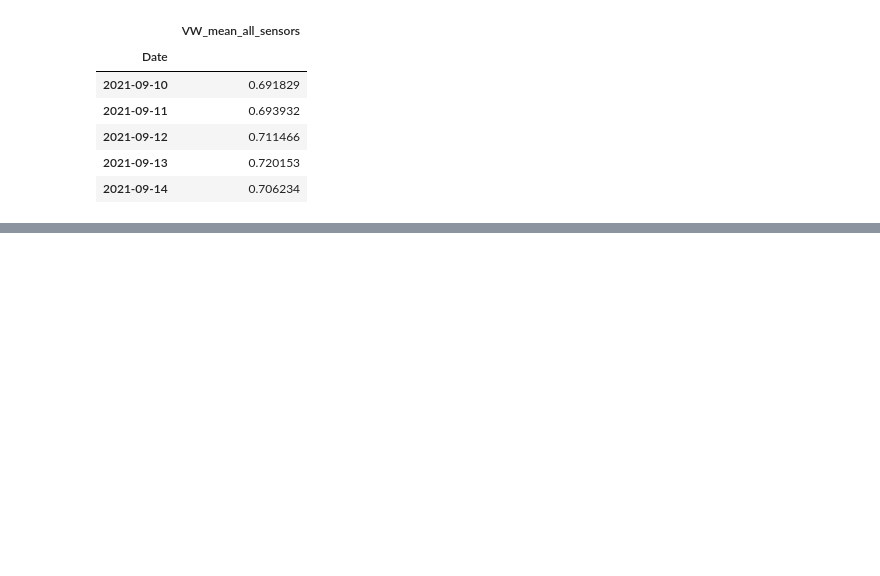
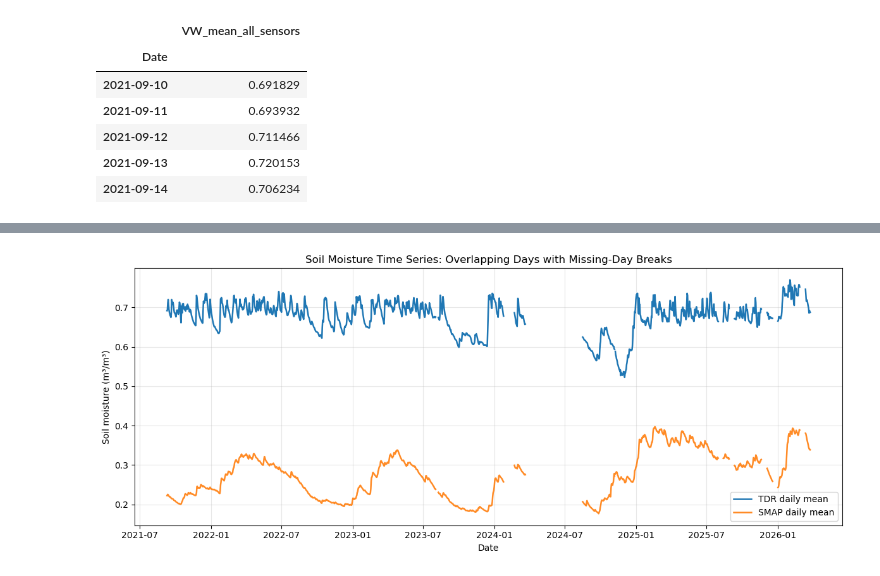
Before and after one commit to eemahon/bachelorThesis_paramos, a Jupyter notebook: results_sm.ipynb, the cells around one changed output, grey strips where cells are left out. Saved outputs shown, nothing was run; the diff lists cells and outputs as text; code cells hidden in the pictures; blank space fills up the shorter version.

Commit message:
Cleaned up the CSVs and removed the oulier of -184 on 2024.11.07 Also started the SMAP and TDR comparison with removed missing days. Added Z score line graph

```diff
--- a/results_sm.ipynb
+++ b/results_sm.ipynb
@@ -374,0 +333,97 @@ Figure saved to resultados/outlier_detection_TDR_SMAP.png
+# %%
+import pandas as pd
+import numpy as np
+import matplotlib.pyplot as plt
+
+# Overlap-only analysis: keep only dates present in both datasets
+tdr_clean_path = r"resultados\TDR_ladera_zhurucay_daily_mean_all_sensors_clean.csv"
+smap_path = r"TDR_data\SMAP_RZ_clean.csv"
+
+tdr = pd.read_csv(tdr_clean_path, parse_dates=["Date"])
+tdr["Date"] = pd.to_datetime(tdr["Date"]).dt.normalize()
+tdr = tdr[["Date", "VW_mean_all_sensors"]].rename(columns={"VW_mean_all_sensors": "tdr_soil_moisture"})
+
+smap = pd.read_csv(smap_path, parse_dates=["datetime"])
+smap["Date"] = pd.to_datetime(smap["datetime"]).dt.normalize()
+smap_daily = smap.groupby("Date", as_index=False)["soil_moisture"].mean()
+smap_daily = smap_daily.rename(columns={"soil_moisture": "smap_soil_moisture"})
+
+# Inner join = overlapping days only
+overlap = pd.merge(tdr, smap_daily, on="Date", how="inner").sort_values("Date")
+
+# Keep only physically plausible values for both sensors
+overlap = overlap[
+    overlap["tdr_soil_moisture"].between(0, 1)
+    & overlap["smap_soil_moisture"].between(0, 1)
+]
+
+# Metrics on overlapping days
+r_overlap = overlap["tdr_soil_moisture"].corr(overlap["smap_soil_moisture"])
+rmse_overlap = np.sqrt(np.mean((overlap["smap_soil_moisture"] - overlap["tdr_soil_moisture"]) ** 2))
+bias_overlap = np.mean(overlap["smap_soil_moisture"] - overlap["tdr_soil_moisture"])
+
+print("Overlap-only SMAP vs TDR")
+print(f"Days used: {len(overlap)}")
+print(f"Correlation (R): {r_overlap:.4f}")
+print(f"RMSE: {rmse_overlap:.4f}")
+print(f"Bias (SMAP - TDR): {bias_overlap:.4f}")
+
+overlap_out = r"resultados\comparison_smap_vs_tdr_overlap_only.csv"
+overlap.to_csv(overlap_out, index=False)
+print(f"Saved overlap-only table to: {overlap_out}")
+
+# Build full timeline over overlap period so missing days are shown as breaks
+overlap_start = overlap["Date"].min()
+overlap_end = overlap["Date"].max()
+overlap_timeline = pd.date_range(overlap_start, overlap_end, freq="D")
+
+tdr_overlap_plot = overlap.set_index("Date").reindex(overlap_timeline)["tdr_soil_moisture"]
+smap_overlap_plot = overlap.set_index("Date").reindex(overlap_timeline)["smap_soil_moisture"]
+
+print(f"Missing days shown as breaks (within overlap period): {tdr_overlap_plot.isna().sum()}")
+
+# Time series for overlap-only days with breaks for missing dates
+plt.figure(figsize=(12, 5))
+plt.plot(overlap_timeline, tdr_overlap_plot, label="TDR daily mean", linewidth=1.8)
+plt.plot(overlap_timeline, smap_overlap_plot, label="SMAP daily mean", linewidth=1.8, alpha=0.9)
+plt.title("Soil Moisture Time Series: Overlapping Days with Missing-Day Breaks")
+plt.xlabel("Date")
+plt.ylabel("Soil moisture (m³/m³)")
+plt.legend()
+plt.grid(alpha=0.3)
+plt.tight_layout()
+plt.show()
+
+# Scatter plot with 1:1 line
+plt.figure(figsize=(6.5, 6))
+plt.scatter(overlap["tdr_soil_moisture"], overlap["smap_soil_moisture"], alpha=0.7)
+min_val = min(overlap["tdr_soil_moisture"].min(), overlap["smap_soil_moisture"].min())
+max_val = max(overlap["tdr_soil_moisture"].max(), overlap["smap_soil_moisture"].max())
+plt.plot([min_val, max_val], [min_val, max_val], "r--", linewidth=1.2, label="1:1 line")
+stats_text = (
+    f"Days used: {len(overlap)}\n"
+    f"Correlation (R): {r_overlap:.4f}\n"
+    f"RMSE: {rmse_overlap:.4f}\n"
+    f"Bias (SMAP - TDR): {bias_overlap:.4f}"
+)
+ax = plt.gca()
+ax.text(
+    0.03,
+    0.97,
+    stats_text,
+    transform=ax.transAxes,
+    va="top",
+    ha="left",
+    fontsize=9,
+    bbox={"boxstyle": "round", "facecolor": "white", "alpha": 0.8, "edgecolor": "gray"},
+)
+plt.title("Scatter: SMAP vs TDR (Overlapping Days Only)")
+plt.xlabel("TDR soil moisture (m³/m³)")
+plt.ylabel("SMAP soil moisture (m³/m³)")
+plt.legend()
+plt.grid(alpha=0.3)
+plt.tight_layout()
+plt.show()
+
+overlap.head()
+# %% [output]
@@ -374,0 +437 @@ Figure saved to resultados/outlier_detection_TDR_SMAP.png
+[figure, added]
```
Also changed, not shown: parts of 7 cells of this notebook, 6 other files.
